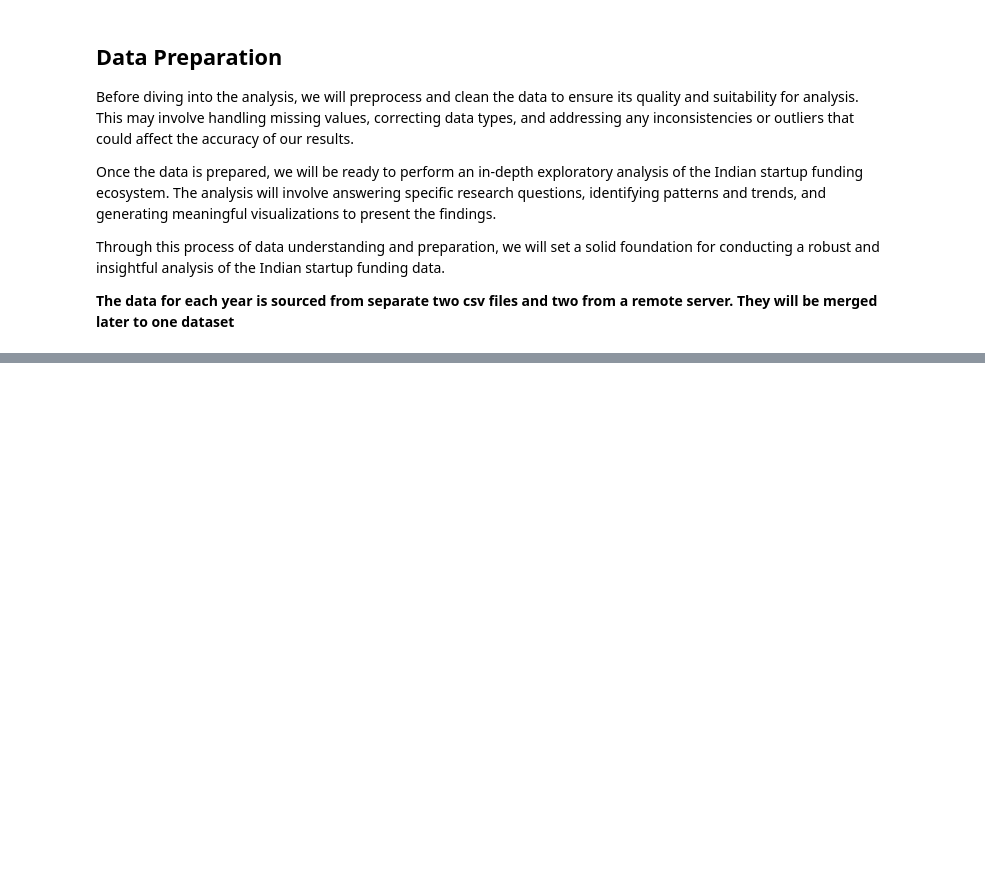
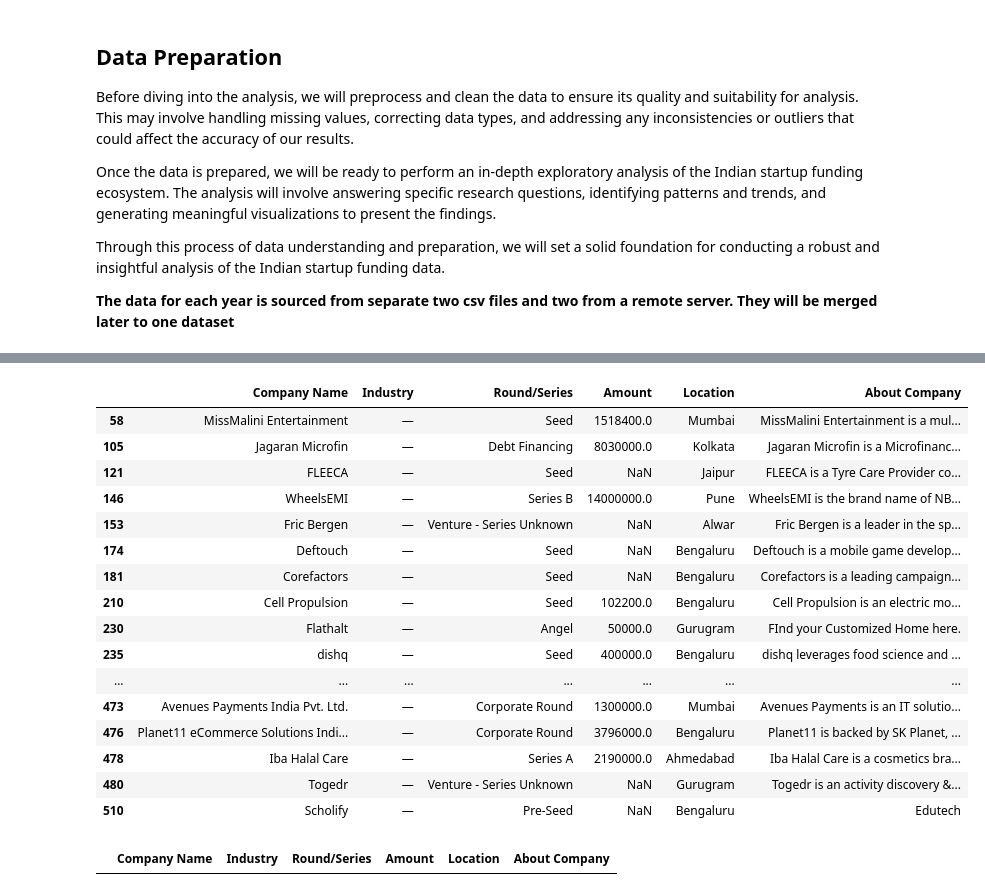
Before and after one commit to Faith-theAnalyst/Indian_Startup_Analysis, a Jupyter notebook: indian_startup_analysis.ipynb, the cells around one changed output, grey strips where cells are left out. Saved outputs shown, nothing was run; the diff lists cells and outputs as text; code cells hidden in the pictures; blank space fills up the shorter version.

```diff
--- a/indian_startup_analysis.ipynb
+++ b/indian_startup_analysis.ipynb
@@ -122,0 +275,3 @@ Through this process of data understanding and preparation, we will set a solid
+# %%
+df['Amount'] = df['Amount'].str.replace(',', '').astype(float) # since the Amount column is holding and amount, we have to comvert it to float
+type(df['Amount'][0])
@@ -122,0 +280,2 @@ Through this process of data understanding and preparation, we will set a solid
+# %%
+df.drop(columns=['Indiancurr','UsCurr'], inplace=True) # dropping some colunmns we need no more
@@ -122,0 +324,14 @@ Through this process of data understanding and preparation, we will set a solid
+# %%
+# The 'Location' column is in the format, 'City, Region, Country',
+# Only 'City' aspect is needed for this analysis
+# Take all character until we reach the first comma sign
+
+df['Location'] = df['Location'].apply(str)
+df['Location'] = df['Location'].str.split(',').str[0]
+df['Location'] = df['Location'].replace("'","",regex=True)
+# %%
+# From observation, some city names that refer to the same place are appearing different.
+# The incorrect names need to be rectified for correct analysis, eg A city with more than one name.
+df["Location"] = df["Location"].replace (['Bangalore','Bangalore City'], 'Bengaluru')
+df.loc[~df['Location'].str.contains('New Delhi', na=False), 'Location'] = df['Location'].str.replace('Delhi', 'New Delhi')
+df['Location'] = df['Location'].replace (['Gurgaon'], 'Gurugram')
@@ -122,0 +408,20 @@ Through this process of data understanding and preparation, we will set a solid
+# %%
+df[df['Industry']=='—']
+# %% [output]
+|  | Company Name | Industry | Round/Series | Amount | Location | About Company |
+| 58 | MissMalini Entertainment | — | Seed | 1518400.0 | Mumbai | MissMalini Entertainment is a mul... |
+| 105 | Jagaran Microfin | — | Debt Financing | 8030000.0 | Kolkata | Jagaran Microfin is a Microfinanc... |
+| 121 | FLEECA | — | Seed | NaN | Jaipur | FLEECA is a Tyre Care Provider co... |
+| 146 | WheelsEMI | — | Series B | 14000000.0 | Pune | WheelsEMI is the brand name of NB... |
+| 153 | Fric Bergen | — | Venture - Series Unknown | NaN | Alwar | Fric Bergen is a leader in the sp... |
+| 174 | Deftouch | — | Seed | NaN | Bengaluru | Deftouch is a mobile game develop... |
+| 181 | Corefactors | — | Seed | NaN | Bengaluru | Corefactors is a leading campaign... |
+| 210 | Cell Propulsion | — | Seed | 102200.0 | Bengaluru | Cell Propulsion is an electric mo... |
+| 230 | Flathalt | — | Angel | 50000.0 | Gurugram | FInd your Customized Home here. |
+| 235 | dishq | — | Seed | 400000.0 | Bengaluru | dishq leverages food science and ... |
+| ... | ... | ... | ... | ... | ... | ... |
+| 473 | Avenues Payments India Pvt. Ltd. | — | Corporate Round | 1300000.0 | Mumbai | Avenues Payments is an IT solutio... |
+| 476 | Planet11 eCommerce Solutions Indi... | — | Corporate Round | 3796000.0 | Bengaluru | Planet11 is backed by SK Planet, ... |
+| 478 | Iba Halal Care | — | Series A | 2190000.0 | Ahmedabad | Iba Halal Care is a cosmetics bra... |
+| 480 | Togedr | — | Venture - Series Unknown | NaN | Gurugram | Togedr is an activity discovery &... |
+| 510 | Scholify | — | Pre-Seed | NaN | Bengaluru | Edutech |
@@ -122,0 +471,4 @@ Through this process of data understanding and preparation, we will set a solid
+# %%
+df[df['Industry']=='—']
+# %% [output]
+|  | Company Name | Industry | Round/Series | Amount | Location | About Company |
```
Also changed, not shown: parts of 126 cells of this notebook, 3 other files.
